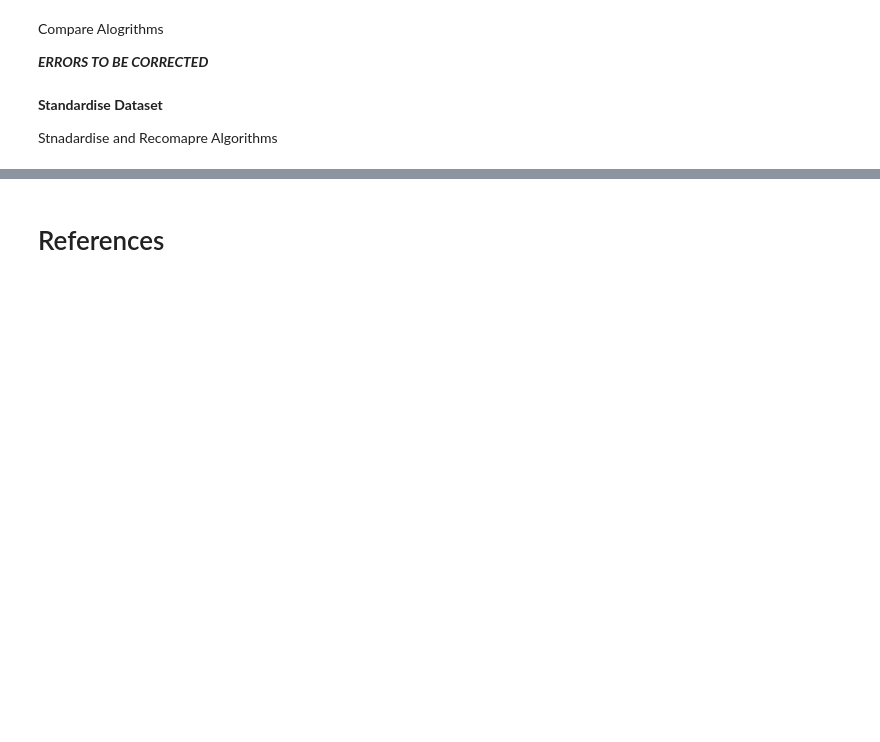
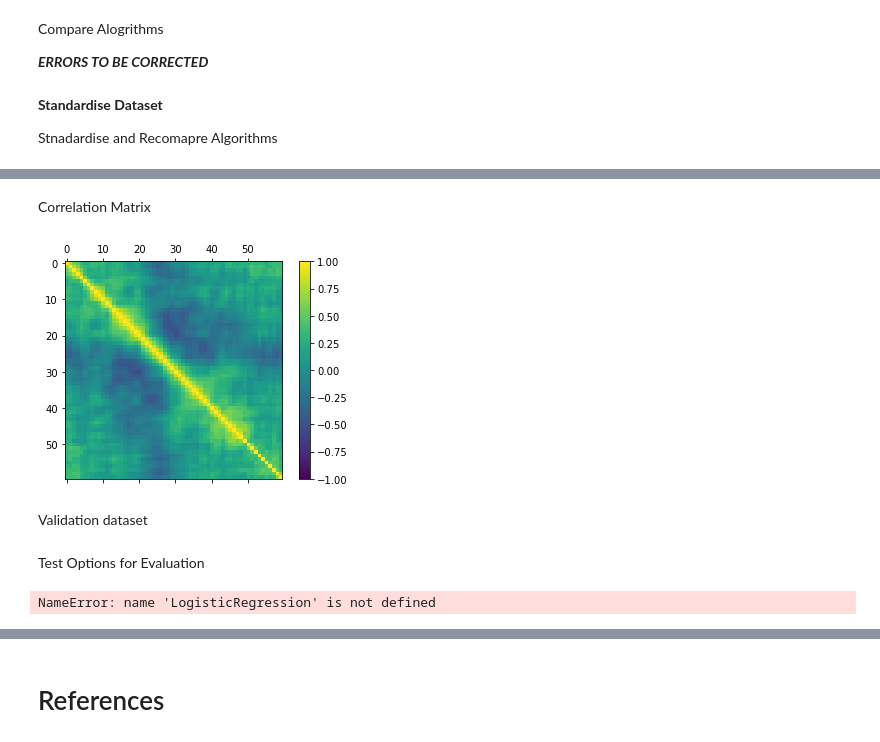
Before and after one commit to SharonNicG/52954-Machine-Learning-and-Statistics, a Jupyter notebook: scikit-learn.ipynb, the cells around one changed output, grey strips where cells are left out. Drawn from its saved outputs; the diff is of its cells as text; code cells hidden in the pictures; blank space fills up the shorter version.

```diff
--- a/scikit-learn.ipynb
+++ b/scikit-learn.ipynb
@@ -396,0 +510,12 @@ NameError: name 'Pipeline' is not defined
+# %% [markdown]
+Correlation Matrix
+# %%
+fig = pyplot.figure()
+ax = fig.add_subplot(111)
+cax = ax.matshow(dataset.corr(), vmin=-1, vmax=1, interpolation='none')
+fig.colorbar(cax)
+pyplot.show()
+# %% [output]
+[figure, added]
+# %% [markdown]
+Validation dataset
@@ -396,0 +529,2 @@ NameError: name 'Pipeline' is not defined
+# %% [markdown]
+Test Options for Evaluation
@@ -396,0 +535,19 @@ NameError: name 'Pipeline' is not defined
+# %%
+models = []
+models.append(('LR', LogisticRegression(solver='liblinear')))
+models.append(('LDA', LinearDiscriminantAnalysis()))
+models.append(('KNN', KNeighborsClassifier()))
+models.append(('CART', DecisionTreeClassifier()))
+models.append(('NB', GaussianNB()))
+models.append(('SVM', SVC(gamma='auto')))
+results = []
+names = []
+for name, model in models:
+	kfold = KFold(n_splits=num_folds, random_state=seed, shuffle=True)
+	cv_results = cross_val_score(model, X_train, Y_train, cv=kfold, scoring=scoring)
+	results.append(cv_results)
+	names.append(name)
+	msg = "%s: %f (%f)" % (name, cv_results.mean(), cv_results.std())
+	print(msg)
+# %% [output]
+NameError: name 'LogisticRegression' is not defined
```
Also changed, not shown: parts of 28 cells of this notebook, 1 other file.
